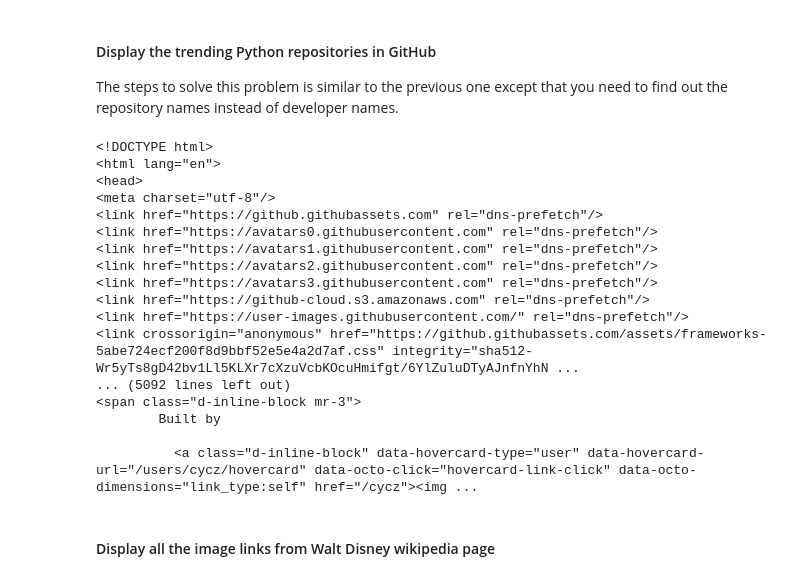
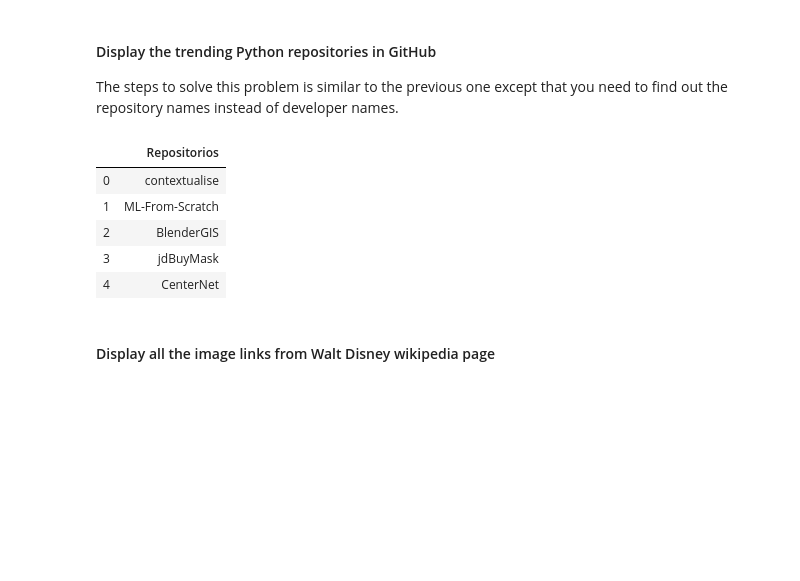
Before and after one commit to ta-datapt-bcn/lab-web-scraping, a Jupyter notebook: your-code/main.ipynb, the cells around one changed output. Drawn from its saved outputs; the diff is of its cells as text; code cells hidden in the pictures; blank space fills up the shorter version.

```diff
--- a/your-code/main.ipynb
+++ b/your-code/main.ipynb
@@ -136,26 +113,22 @@ url = 'https://github.com/trending/python?since=daily'
 # %%
 #your code
 web_content_trending_python = requests.get(url).content
-web_soup = BeautifulSoup(web_content_trending_python, "lxml")
-web_soup
+web_soup_trending_python = BeautifulSoup(web_content_trending_python, "lxml")
-# %% [output]
-<!DOCTYPE html>
-<html lang="en">
-<head>
-<meta charset="utf-8"/>
-<link href="https://github.githubassets.com" rel="dns-prefetch"/>
-<link href="https://avatars0.githubusercontent.com" rel="dns-prefetch"/>
-<link href="https://avatars1.githubusercontent.com" rel="dns-prefetch"/>
-<link href="https://avatars2.githubusercontent.com" rel="dns-prefetch"/>
-<link href="https://avatars3.githubusercontent.com" rel="dns-prefetch"/>
-<link href="https://github-cloud.s3.amazonaws.com" rel="dns-prefetch"/>
-<link href="https://user-images.githubusercontent.com/" rel="dns-prefetch"/>
-<link crossorigin="anonymous" href="https://github.githubassets.com/assets/frameworks-5abe724ecf200f8d9bbf52e5e4a2d7af.css" integrity="sha512-Wr5yTs8gD42bv1Ll5KLXr7cXzuVcbKOcuHmifgt/6YlZuluDTyAJnfnYhN ...
-... (5092 lines left out)
-<span class="d-inline-block mr-3">
-        Built by
-
-          <a class="d-inline-block" data-hovercard-type="user" data-hovercard-url="/users/cycz/hovercard" data-octo-click="hovercard-link-click" data-octo-dimensions="link_type:self" href="/cycz"><img ...
+# %%
+trendings = web_soup_trending_python.find_all("h1", {"class": "h3 lh-condensed"})
+final_trending = [trending.text.strip().split("\n") for trending in trendings]
+trending_list = [trending[-1].strip() for trending in final_trending]
+
+colnames = ['Repositorios']
+df = pd.DataFrame(trending_list, columns = colnames)
+df.head()
+# %% [output]
+|  | Repositorios |
+| 0 | contextualise |
+| 1 | ML-From-Scratch |
+| 2 | BlenderGIS |
+| 3 | jdBuyMask |
+| 4 | CenterNet |
 # %% [markdown]
 #### Display all the image links from Walt Disney wikipedia page
 # %%
```
Also changed, not shown: parts of 8 cells of this notebook.
